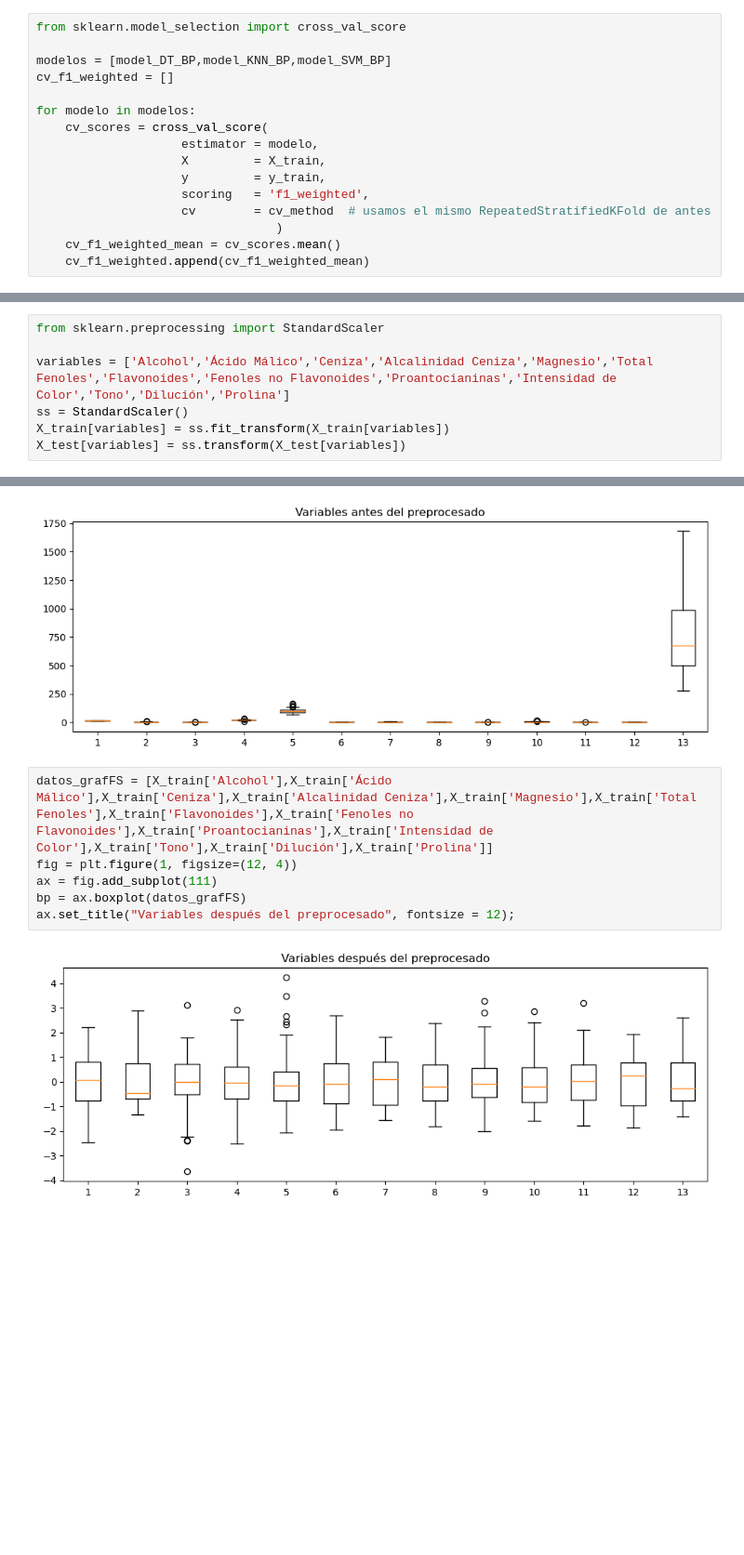
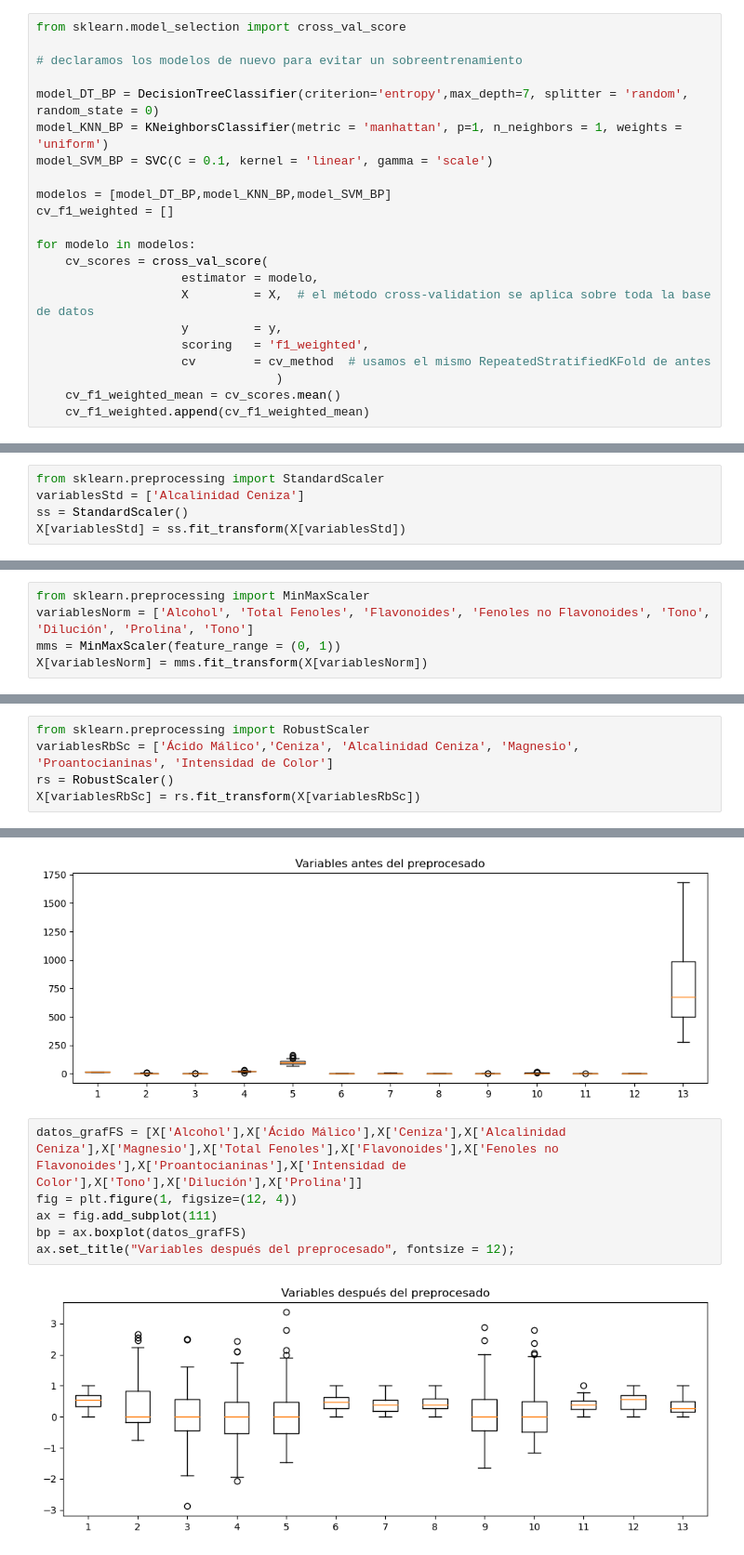
Before and after one commit to Mardezcos/CDades-Sprint7-exercicis, a Jupyter notebook: CDades Sprint 7.ipynb, the cells around one changed output, grey strips where cells are left out. Shown at 93% size. Saved outputs shown, nothing was run; the diff lists cells and outputs as text; blank space fills up the shorter version.

```diff
--- a/CDades Sprint 7.ipynb
+++ b/CDades Sprint 7.ipynb
@@ -623,5 +642,11 @@ Para hacer la validación cruzada usaremos los modelos entrenados con los mejore
 # %%
 from sklearn.model_selection import cross_val_score
+
+# declaramos los modelos de nuevo para evitar un sobreentrenamiento
+
+model_DT_BP = DecisionTreeClassifier(criterion='entropy',max_depth=7, splitter = 'random', random_state = 0)
+model_KNN_BP = KNeighborsClassifier(metric = 'manhattan', p=1, n_neighbors = 1, weights = 'uniform')
+model_SVM_BP = SVC(C = 0.1, kernel = 'linear', gamma = 'scale')
 
 modelos = [model_DT_BP,model_KNN_BP,model_SVM_BP]
 cv_f1_weighted = []
@@ -629,8 +654,8 @@ cv_f1_weighted = []
 for modelo in modelos:
     cv_scores = cross_val_score(
                     estimator = modelo,
-                    X         = X_train,
-                    y         = y_train,
+                    X         = X,  # el método cross-validation se aplica sobre toda la base de datos
+                    y         = y,
                     scoring   = 'f1_weighted',
                     cv        = cv_method  # usamos el mismo RepeatedStratifiedKFold de antes
                                  )
@@ -659,7 +759,5 @@ df_accuracy
 # %%
 from sklearn.preprocessing import StandardScaler
-
-variables = ['Alcohol','Ácido Málico','Ceniza','Alcalinidad Ceniza','Magnesio','Total Fenoles','Flavonoides','Fenoles no Flavonoides','Proantocianinas','Intensidad de Color','Tono','Dilución','Prolina']
+variablesStd = ['Alcalinidad Ceniza']
 ss = StandardScaler()
-X_train[variables] = ss.fit_transform(X_train[variables])
-X_test[variables] = ss.transform(X_test[variables])
+X[variablesStd] = ss.fit_transform(X[variablesStd])
@@ -665,0 +766,5 @@ X_test[variables] = ss.transform(X_test[variables])
+# %%
+from sklearn.preprocessing import MinMaxScaler
+variablesNorm = ['Alcohol', 'Total Fenoles', 'Flavonoides', 'Fenoles no Flavonoides', 'Tono', 'Dilución', 'Prolina', 'Tono']
+mms = MinMaxScaler(feature_range = (0, 1))
+X[variablesNorm] = mms.fit_transform(X[variablesNorm])
@@ -666 +773,6 @@ X_test[variables] = ss.transform(X_test[variables])
+# %%
+from sklearn.preprocessing import RobustScaler
+variablesRbSc = ['Ácido Málico','Ceniza', 'Alcalinidad Ceniza', 'Magnesio', 'Proantocianinas', 'Intensidad de Color']
+rs = RobustScaler()
+X[variablesRbSc] = rs.fit_transform(X[variablesRbSc])
 # %% [markdown]
@@ -674,10 +786,10 @@ ax.set_title("Variables antes del preprocesado", fontsize = 12);
 # %% [output]
 [figure]
 # %%
-datos_grafFS = [X_train['Alcohol'],X_train['Ácido Málico'],X_train['Ceniza'],X_train['Alcalinidad Ceniza'],X_train['Magnesio'],X_train['Total Fenoles'],X_train['Flavonoides'],X_train['Fenoles no Flavonoides'],X_train['Proantocianinas'],X_train['Intensidad de Color'],X_train['Tono'],X_train['Dilución'],X_train['Prolina']]
+datos_grafFS = [X['Alcohol'],X['Ácido Málico'],X['Ceniza'],X['Alcalinidad Ceniza'],X['Magnesio'],X['Total Fenoles'],X['Flavonoides'],X['Fenoles no Flavonoides'],X['Proantocianinas'],X['Intensidad de Color'],X['Tono'],X['Dilución'],X['Prolina']]
 fig = plt.figure(1, figsize=(12, 4))
 ax = fig.add_subplot(111)
 bp = ax.boxplot(datos_grafFS)
 ax.set_title("Variables después del preprocesado", fontsize = 12);
 # %% [output]
-[figure, old version]
+[figure, new version]
```
Also changed, not shown: parts of 48 cells of this notebook.
